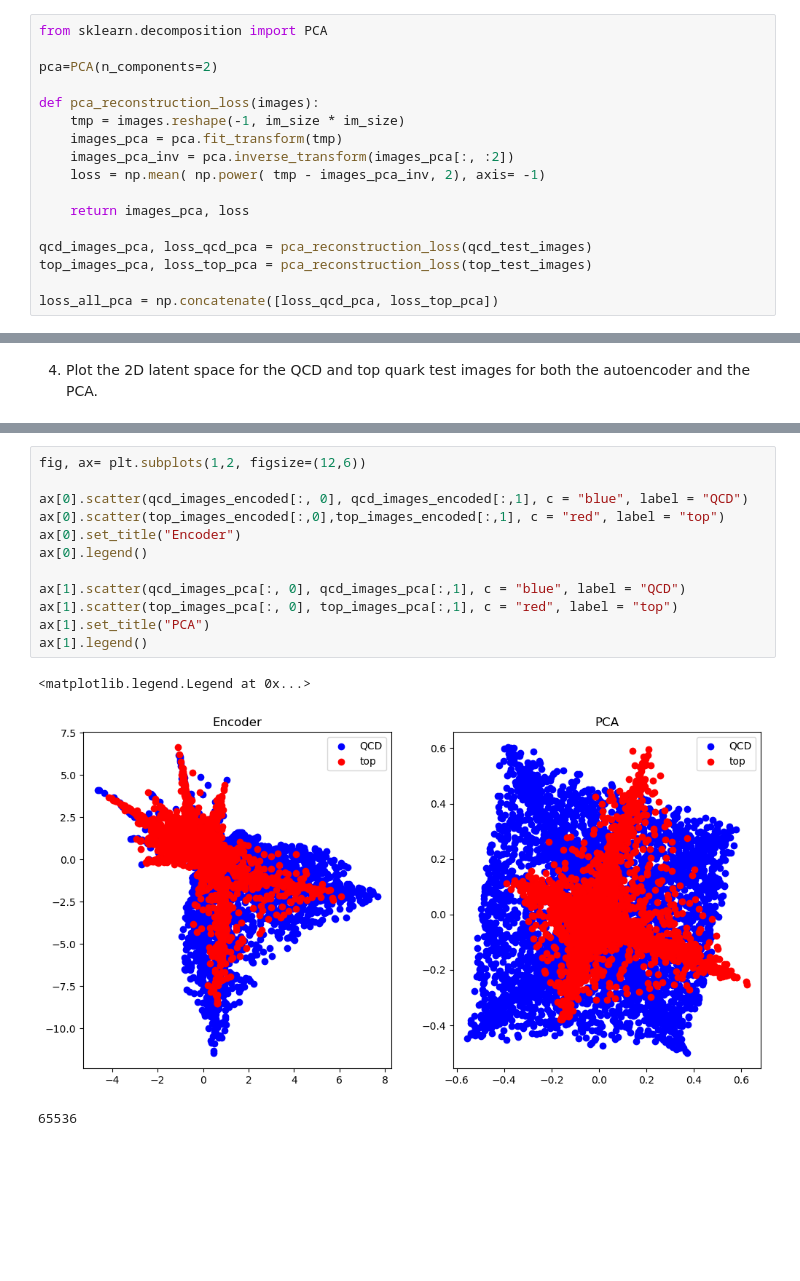
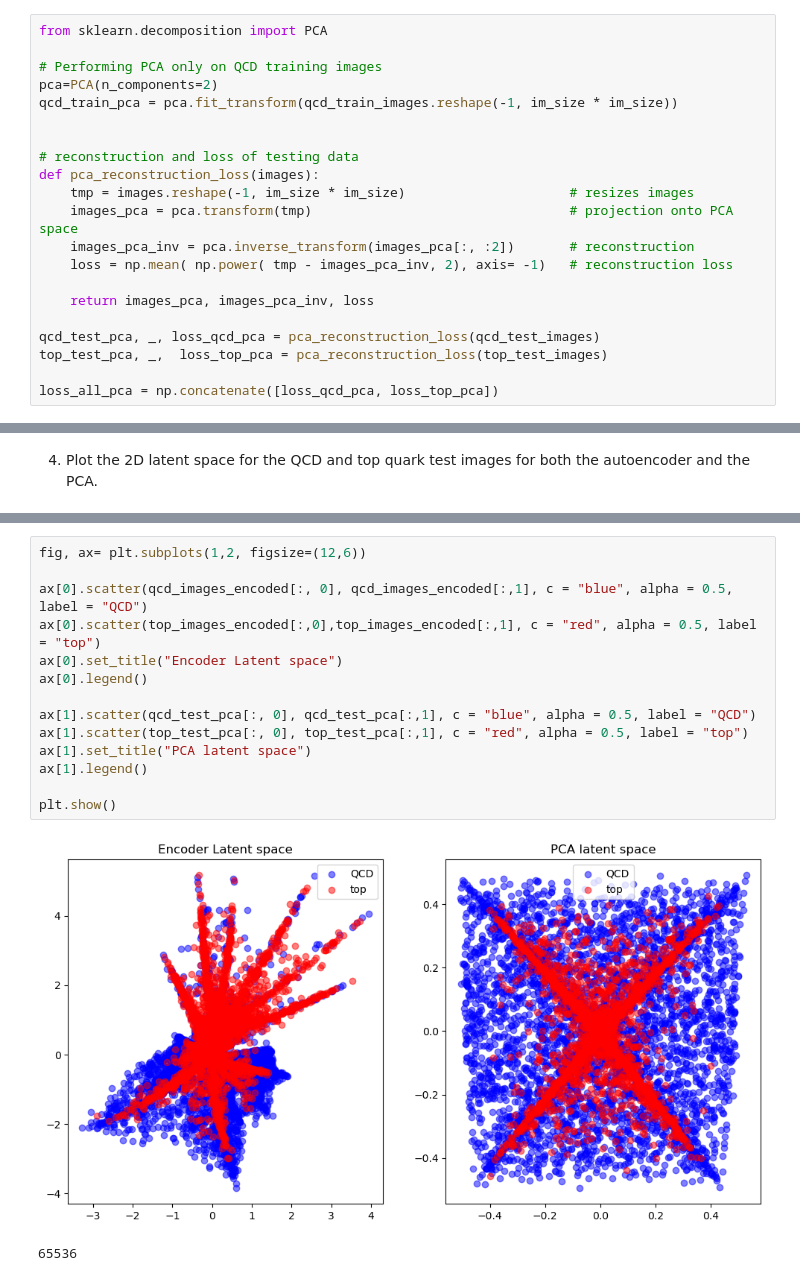
Before and after one commit to igjerapic24/deep-learn, a Jupyter notebook: hw/hw5/hands-on_07.ipynb, the cells around one changed output, grey strips where cells are left out. Drawn from its saved outputs; the diff is of its cells as text; blank space fills up the shorter version.

```diff
--- a/hw/hw5/hands-on_07.ipynb
+++ b/hw/hw5/hands-on_07.ipynb
@@ -257,18 +254,22 @@ fig = plot_roc(y_true, loss_all)
 # %%
 from sklearn.decomposition import PCA
 
+# Performing PCA only on QCD training images
 pca=PCA(n_components=2)
+qcd_train_pca = pca.fit_transform(qcd_train_images.reshape(-1, im_size * im_size))
 
+
+# reconstruction and loss of testing data
 def pca_reconstruction_loss(images):
-    tmp = images.reshape(-1, im_size * im_size)
-    images_pca = pca.fit_transform(tmp)
-    images_pca_inv = pca.inverse_transform(images_pca[:, :2])
-    loss = np.mean( np.power( tmp - images_pca_inv, 2), axis= -1)
+    tmp = images.reshape(-1, im_size * im_size)                     # resizes images
+    images_pca = pca.transform(tmp)                                 # projection onto PCA space
+    images_pca_inv = pca.inverse_transform(images_pca[:, :2])       # reconstruction
+    loss = np.mean( np.power( tmp - images_pca_inv, 2), axis= -1)   # reconstruction loss
 
-    return images_pca, loss
+    return images_pca, images_pca_inv, loss
 
-qcd_images_pca, loss_qcd_pca = pca_reconstruction_loss(qcd_test_images)
-top_images_pca, loss_top_pca = pca_reconstruction_loss(top_test_images)
+qcd_test_pca, _, loss_qcd_pca = pca_reconstruction_loss(qcd_test_images)
+top_test_pca, _,  loss_top_pca = pca_reconstruction_loss(top_test_images)
 
 loss_all_pca = np.concatenate([loss_qcd_pca, loss_top_pca])
 # %%
@@ -314,18 +315,19 @@ for i in range(2):
 # %%
 fig, ax= plt.subplots(1,2, figsize=(12,6))
 
-ax[0].scatter(qcd_images_encoded[:, 0], qcd_images_encoded[:,1], c = "blue", label = "QCD")
-ax[0].scatter(top_images_encoded[:,0],top_images_encoded[:,1], c = "red", label = "top")
-ax[0].set_title("Encoder")
+ax[0].scatter(qcd_images_encoded[:, 0], qcd_images_encoded[:,1], c = "blue", alpha = 0.5, label = "QCD")
+ax[0].scatter(top_images_encoded[:,0],top_images_encoded[:,1], c = "red", alpha = 0.5, label = "top")
+ax[0].set_title("Encoder Latent space")
 ax[0].legend()
 
-ax[1].scatter(qcd_images_pca[:, 0], qcd_images_pca[:,1], c = "blue", label = "QCD")
-ax[1].scatter(top_images_pca[:, 0], top_images_pca[:,1], c = "red", label = "top")
-ax[1].set_title("PCA")
+ax[1].scatter(qcd_test_pca[:, 0], qcd_test_pca[:,1], c = "blue", alpha = 0.5, label = "QCD")
+ax[1].scatter(top_test_pca[:, 0], top_test_pca[:,1], c = "red", alpha = 0.5, label = "top")
+ax[1].set_title("PCA latent space")
 ax[1].legend()
+
+plt.show()
 # %% [output]
-<matplotlib.legend.Legend at 0x...>
-[figure, old version]
+[figure, new version]
 # %%
 # %% [output]
 65536
```
Also changed, not shown: parts of 13 cells of this notebook, 2 other files.
